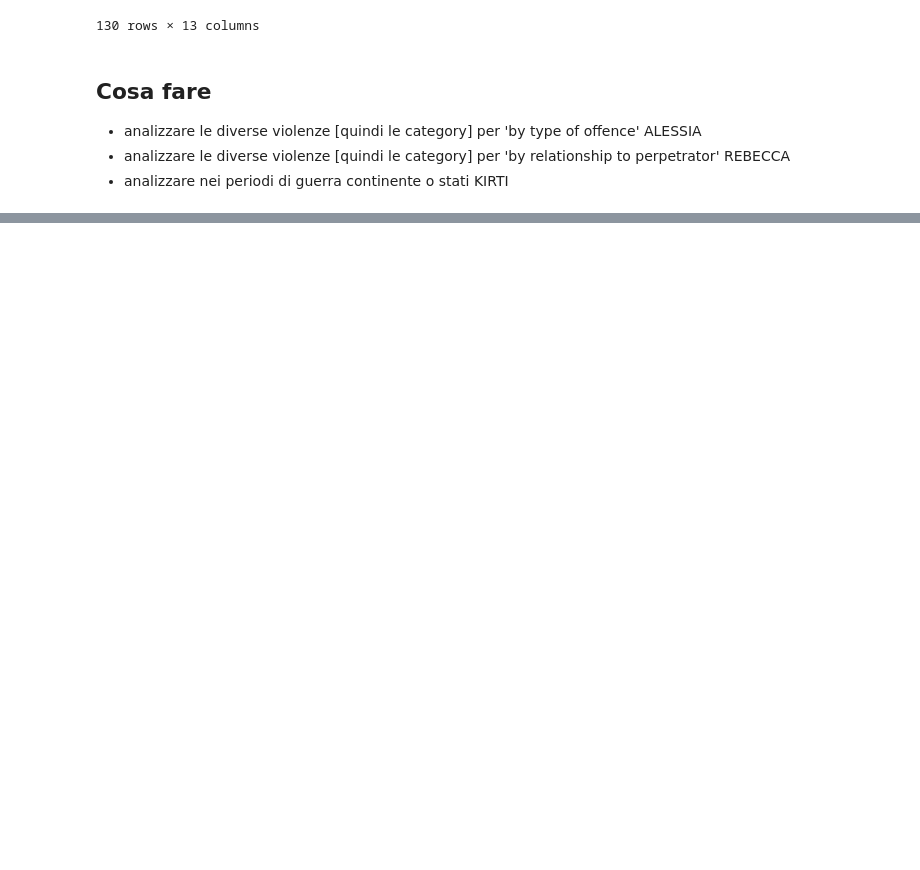
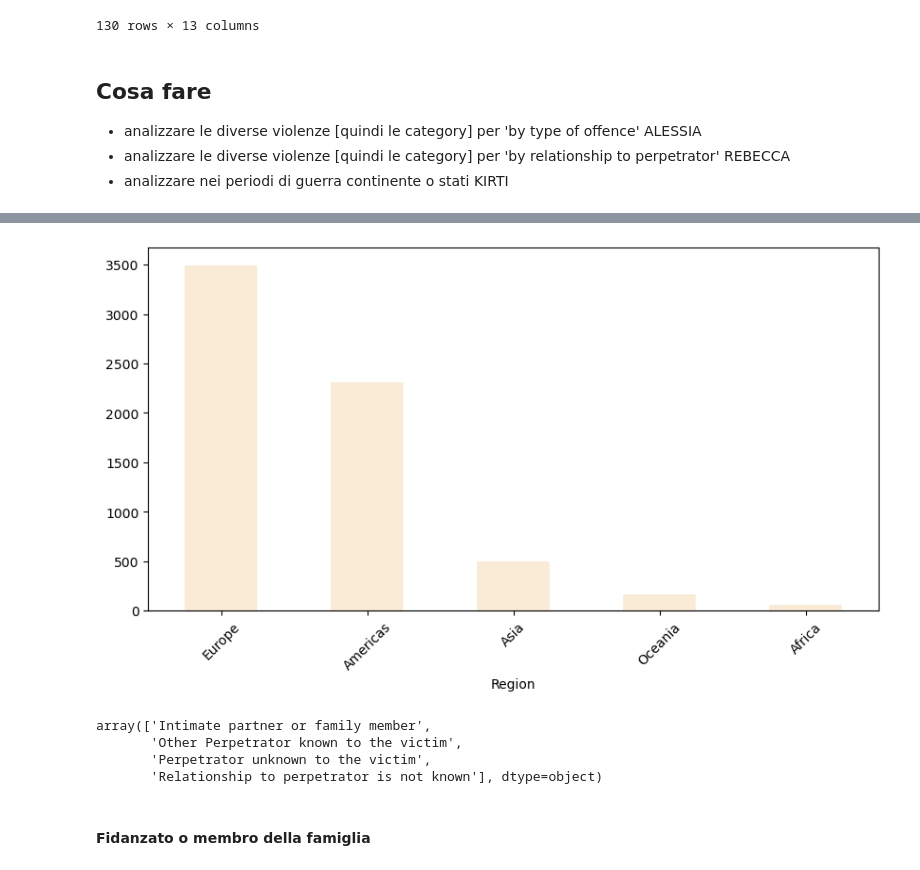
Before and after one commit to Kirti324/dati-guerra-pace-concorso, a Jupyter notebook: inizioLavoro.ipynb, the cells around one changed output, grey strips where cells are left out. Cells and saved outputs as stored; diff of their text form; code cells hidden in the pictures; blank space fills up the shorter version.

```diff
--- a/inizioLavoro.ipynb
+++ b/inizioLavoro.ipynb
@@ -3,7 +3,7 @@ import pandas as pd
 import matplotlib.pyplot as plt
 import numpy as np
 # %%
-data=pd.read_csv("./data_cts_violent_and_sexual_crime.csv")
+data=pd.read_csv("data_cts_violent_and_sexual_crime (1).csv")
 data.head(10)
 # %% [output]
 |  | Iso3_code | Country | Region | Subregion | Indicator | Dimension | Category | Sex | Age | Year | ... |
@@ -162,0 +165,5 @@ data[data["Country"]=="Ukraine"]
+# %%
+relationship = data[data['Dimension'] == "by relationship to perpetrator"]
+# %%
+relationshipPerRegione = relationship["Region"].value_counts()
+relationshipPerRegione
@@ -162,0 +178,16 @@ data[data["Country"]=="Ukraine"]
+# %%
+fig, ax = plt.subplots(figsize=(10,5))
+relationshipPerRegione.plot(kind="bar", ax=ax, color="antiquewhite")
+plt.xticks(rotation=45)
+plt.show()
+# %% [output]
+[figure, added]
+# %%
+relationship["Category"].unique()
+# %% [output]
+array(['Intimate partner or family member',
+       'Other Perpetrator known to the victim',
+       'Perpetrator unknown to the victim',
+       'Relationship to perpetrator is not known'], dtype=object)
+# %% [markdown]
+#### Fidanzato o membro della famiglia
```
Also changed, not shown: parts of 17 cells of this notebook.
